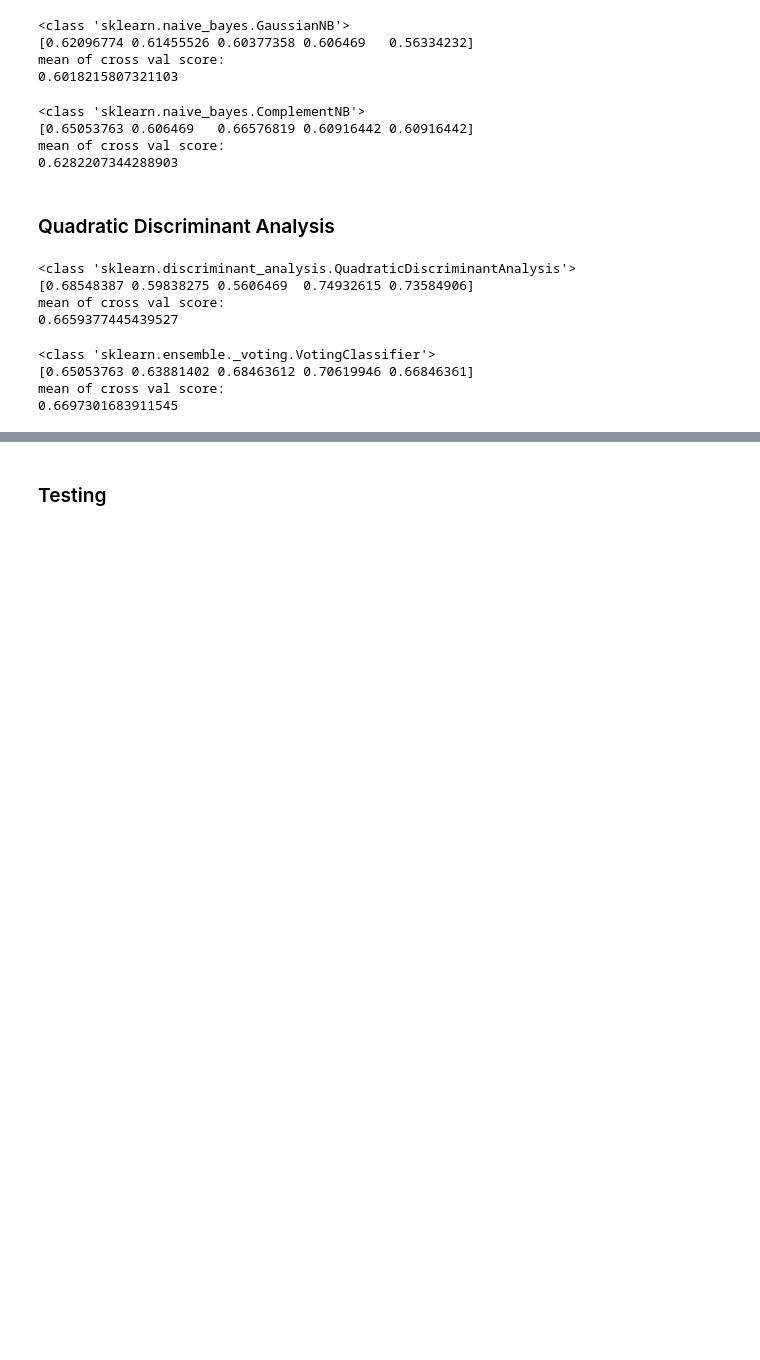
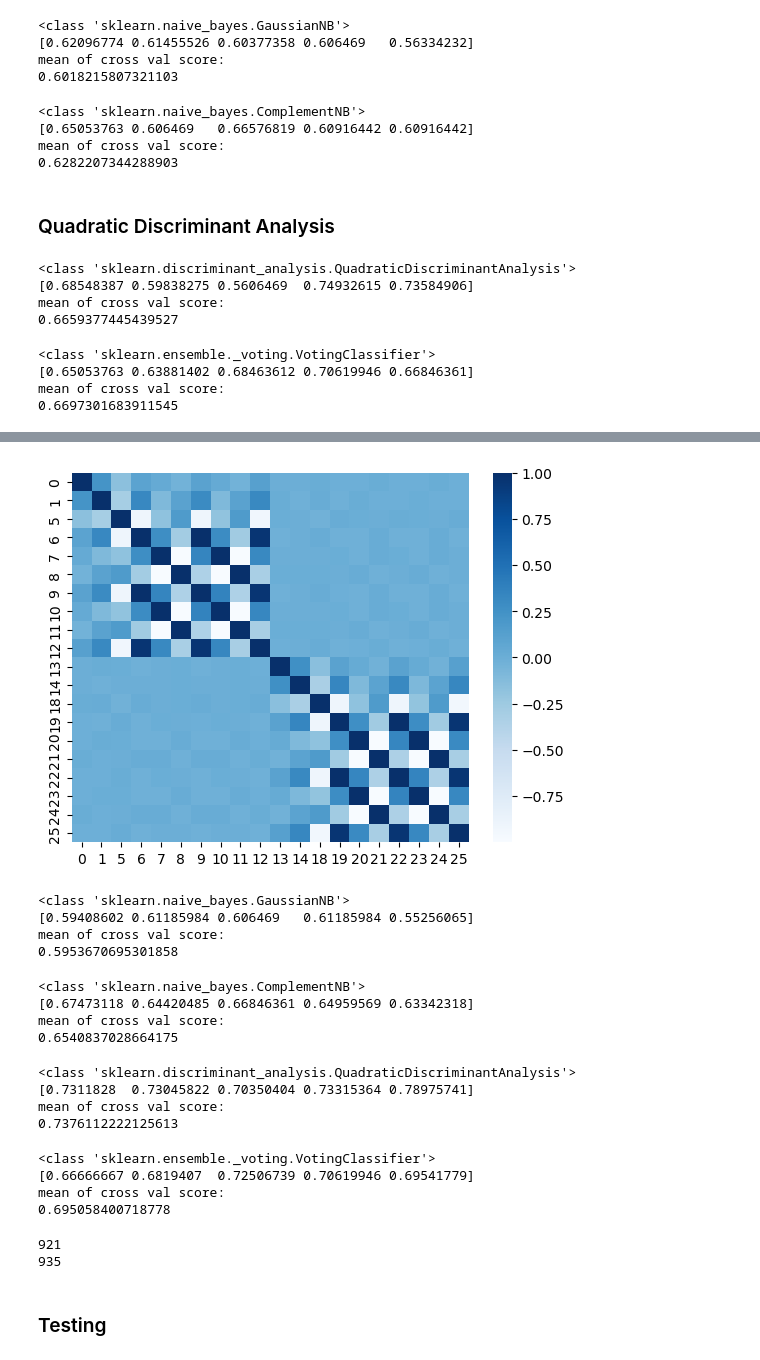
Before and after one commit to jasroopdhingra/ml-project, a Jupyter notebook: AndreaClassifiers/NaiveBayes_QDA.ipynb, the cells around one changed output, grey strips where cells are left out. Cells and saved outputs as stored; diff of their text form; code cells hidden in the pictures; blank space fills up the shorter version.

```diff
--- a/AndreaClassifiers/NaiveBayes_QDA.ipynb
+++ b/AndreaClassifiers/NaiveBayes_QDA.ipynb
@@ -185,3 +235,49 @@ mean of cross val score:
+# %%
+lesscorrelated_X_train = scaled_training_data.iloc[:, [0,1,5,6,7,8,9,10,11,12,13,14,18,19,20,21,22,23,24,25]]
+lesscorrelated_X_train_correlation = lesscorrelated_X_train.corr()
+fig = plt.figure()
+ax = sns.heatmap(lesscorrelated_X_train_correlation, annot=False, cmap = 'Blues')
+plt.show()
+# %% [output]
+[figure, added]
+# %%
+lesscorr_gnb =  GaussianNB()
+cross_val(lesscorr_gnb, lesscorrelated_X_train, y_train)
+# %% [output]
+<class 'sklearn.naive_bayes.GaussianNB'>
+[0.59408602 0.61185984 0.606469   0.61185984 0.55256065]
+mean of cross val score:
+0.5953670695301858
+# %%
+lesscorr_cnb = ComplementNB()
+cross_val(lesscorr_cnb, lesscorrelated_X_train, y_train)
+# %% [output]
+<class 'sklearn.naive_bayes.ComplementNB'>
+[0.67473118 0.64420485 0.66846361 0.64959569 0.63342318]
+mean of cross val score:
+0.6540837028664175
+# %%
+lesscorr_qda = QuadraticDiscriminantAnalysis()
+cross_val(lesscorr_qda, lesscorrelated_X_train, y_train)
+# %% [output]
+<class 'sklearn.discriminant_analysis.QuadraticDiscriminantAnalysis'>
+[0.7311828  0.73045822 0.70350404 0.73315364 0.78975741]
+mean of cross val score:
+0.7376112222125613
+# %%
+lesscorr_voting = VotingClassifier([('lesscorr_cnb', lesscorr_cnb), ('lesscorr_qda', lesscorr_qda)])
+cross_val(lesscorr_voting, lesscorrelated_X_train, y_train)
+# %% [output]
+<class 'sklearn.ensemble._voting.VotingClassifier'>
+[0.66666667 0.6819407  0.72506739 0.70619946 0.69541779]
+mean of cross val score:
+0.695058400718778
+# %%
+print(np.sum(y_train == 1))
+print(np.sum(y_train == 0))
+# %% [output]
+921
+935
 # %% [markdown]
 ### Testing
 # %%
```
Also changed, not shown: parts of 25 cells of this notebook.
